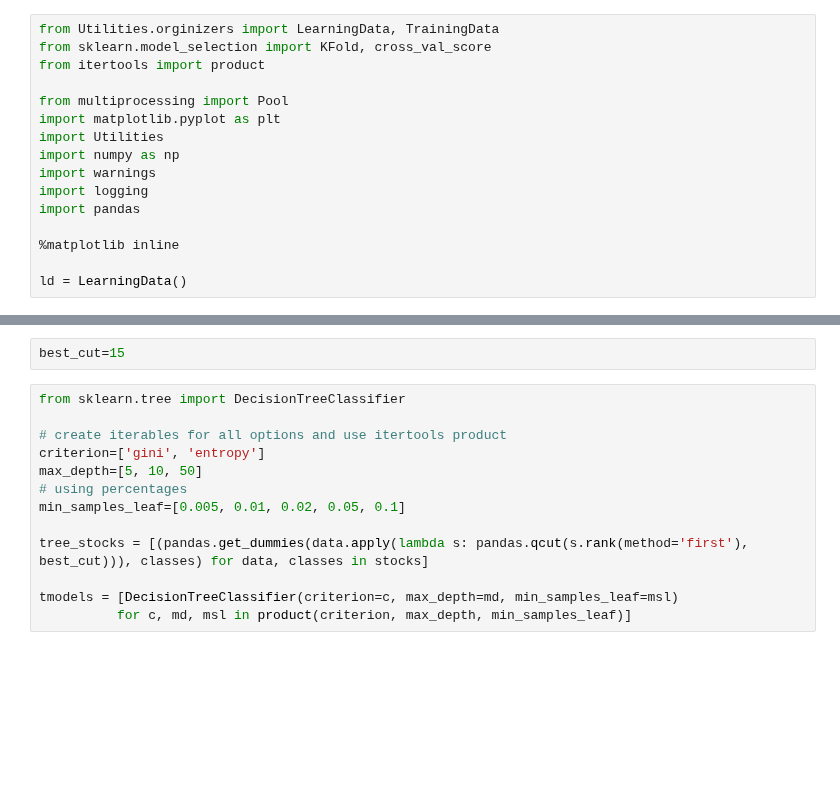
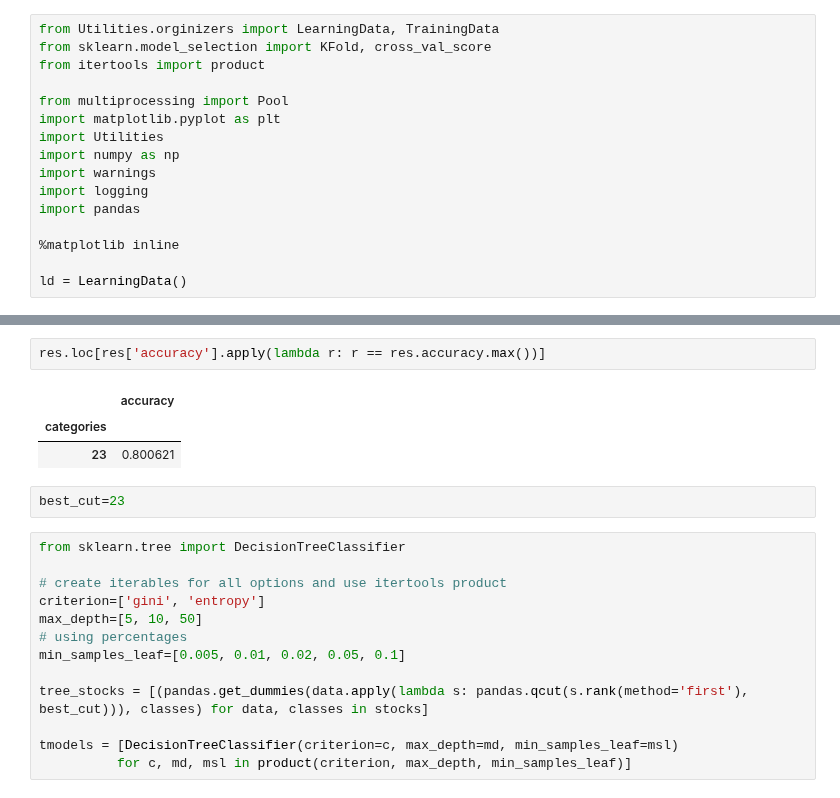
Before and after one commit to eytans/Stockifier, a Jupyter notebook: Decision Tree.ipynb, the cells around one changed output, grey strips where cells are left out. Drawn from its saved outputs; the diff is of its cells as text; blank space fills up the shorter version.

```diff
--- a/Decision Tree.ipynb
+++ b/Decision Tree.ipynb
@@ -142,5 +108,11 @@ ax1.set_title("What's the best max_depth?" )
+# %%
+res.loc[res['accuracy'].apply(lambda r: r == res.accuracy.max())]
+# %% [output]
+|  | accuracy |
+| categories |  |
+| 23 | 0.800621 |
 # %%
-best_cut=15
+best_cut=23
 # %%
 from sklearn.tree import DecisionTreeClassifier
 
```
Also changed, not shown: parts of 26 cells of this notebook, 6 other files.
